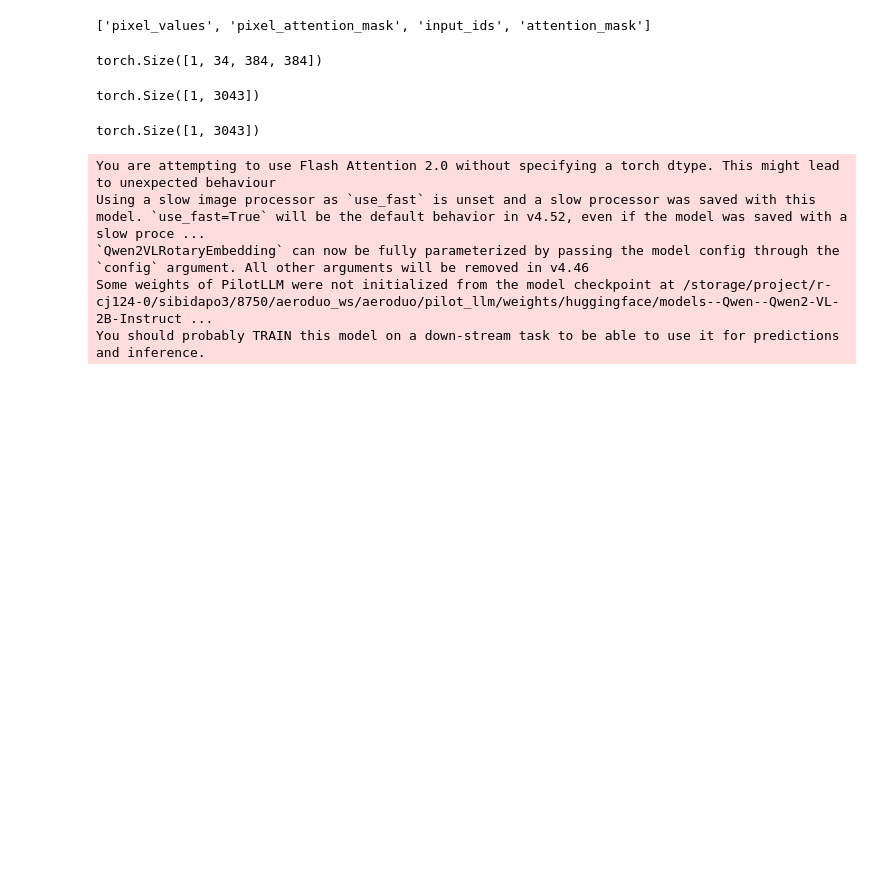
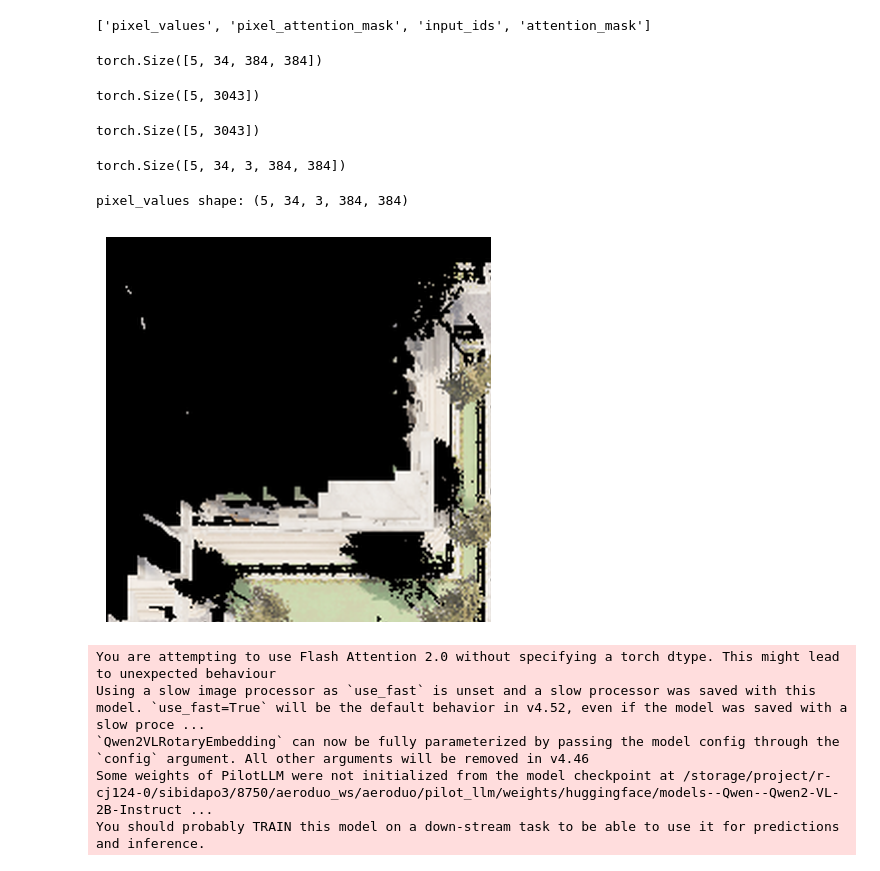
Before and after one commit to sibidapo/AeroDuo, a Jupyter notebook: pilot_llm/finetune_smolvla.ipynb, the cells around one changed output. Drawn from its saved outputs; the diff is of its cells as text; code cells hidden in the pictures; blank space fills up the shorter version.

Commit message:
working dataloader

```diff
--- a/pilot_llm/finetune_smolvla.ipynb
+++ b/pilot_llm/finetune_smolvla.ipynb
@@ -79,7 +99,7 @@ labels = torch.tensor(labels, dtype=torch.int64)
 # %%
 train_dataloader = DataLoader(
     train_dataset,
-    batch_size=1,
+    batch_size=5,
     collate_fn=partial(collate_fn, processor=processor, mission="prob"),
 )
 # %%
@@ -112,15 +138,41 @@ list(batch[0].keys())
 # %%
 batch[0]['pixel_attention_mask'].shape
 # %% [output]
-torch.Size([1, 34, 384, 384])
+torch.Size([5, 34, 384, 384])
 # %%
 batch[0]['input_ids'].shape
 # %% [output]
-torch.Size([1, 3043])
+torch.Size([5, 3043])
 # %%
 batch[0]['attention_mask'].shape
 # %% [output]
-torch.Size([1, 3043])
+torch.Size([5, 3043])
+# %%
+batch[0]['pixel_values'].shape
+# %% [output]
+torch.Size([5, 34, 3, 384, 384])
+# %%
+import matplotlib.pyplot as plt
+
+inputs, meta = next(iter(train_dataloader))
+pv = inputs["pixel_values"]   # not batch[0], use inputs directly
+print("pixel_values shape:", tuple(pv.shape))
+
+img = pv
+while img.dim() > 3:   # peel batch/image dims until CHW
+    img = img[0]
+
+# img is now (C, H, W)
+img = img.detach().cpu().permute(1, 2, 0)
+img = (img - img.min()) / (img.max() - img.min() + 1e-8)
+
+plt.figure(figsize=(5, 5))
+plt.imshow(img)
+plt.axis("off")
+plt.show()
+# %% [output]
+pixel_values shape: (5, 34, 3, 384, 384)
+[figure, added]
 # %%
 # from models.processing_qwen2_vl import Qwen2VLProcessor
 # from models.image_processing_qwen2_vl import Qwen2VLImageProcessor
```
Also changed, not shown: parts of 11 cells of this notebook, 9 other files.
